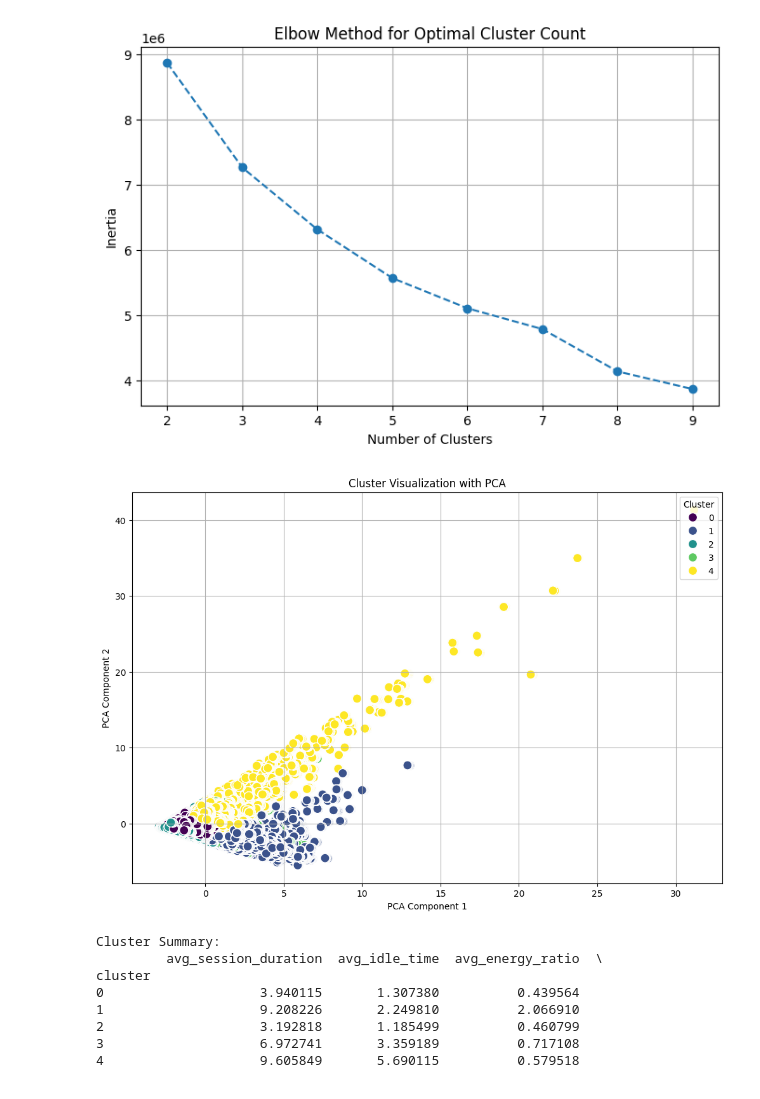
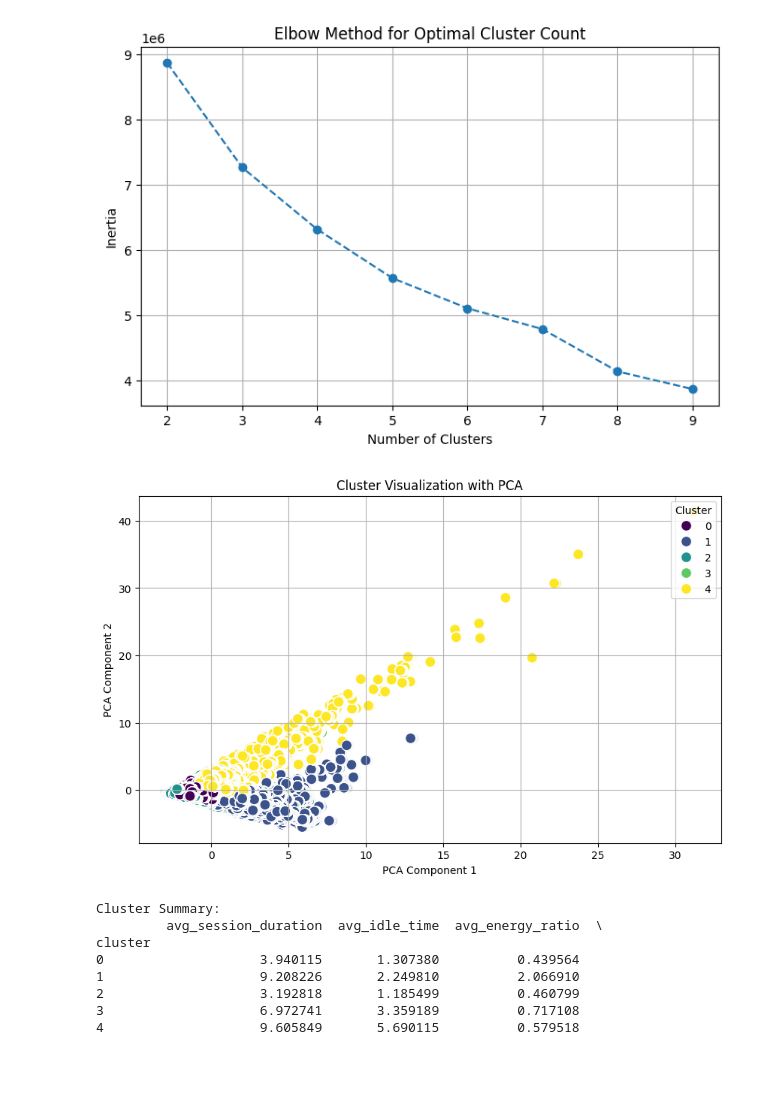
Before and after one commit to angfe/TheOptimizers, a Jupyter notebook: Cluster_Analysis.ipynb, the cells around one changed output. Drawn from its saved outputs; the diff is of its cells as text; code cells hidden in the pictures.

```diff
--- a/Cluster_Analysis.ipynb
+++ b/Cluster_Analysis.ipynb
@@ -99,30 +103,30 @@ plt.show()
 # %%
 # Clustering with optimal number of clusters (e.g., 5)
 optimal_k = 5
 kmeans = KMeans(n_clusters=optimal_k, random_state=42)
 charging_sessions_data["cluster"] = kmeans.fit_predict(scaled_features)
 
 # PCA for visualization
 pca = PCA(n_components=2)
 reduced_features = pca.fit_transform(scaled_features)
 
 # Scatterplot for PCA visualization of clusters
-plt.figure(figsize=(12, 8))  # Increase plot size
+plt.figure(figsize=(10, 6))  # Increase plot size
 sns.scatterplot(
     x=reduced_features[:, 0],
     y=reduced_features[:, 1],
     hue=charging_sessions_data["cluster"],
     palette="viridis",
     s=100
 )
 plt.title("Cluster Visualization with PCA")
 plt.xlabel("PCA Component 1")
 plt.ylabel("PCA Component 2")
 plt.legend(title="Cluster", loc="upper right")  # Specify a fixed legend location
 plt.grid()
 plt.show()
 # %% [output]
-[figure, old version]
+[figure, new version]
 # %%
 # Cluster Summarization
 cluster_summary = charging_sessions_data.groupby("cluster").agg(
```
Also changed, not shown: parts of 5 cells of this notebook, 2 other files.
